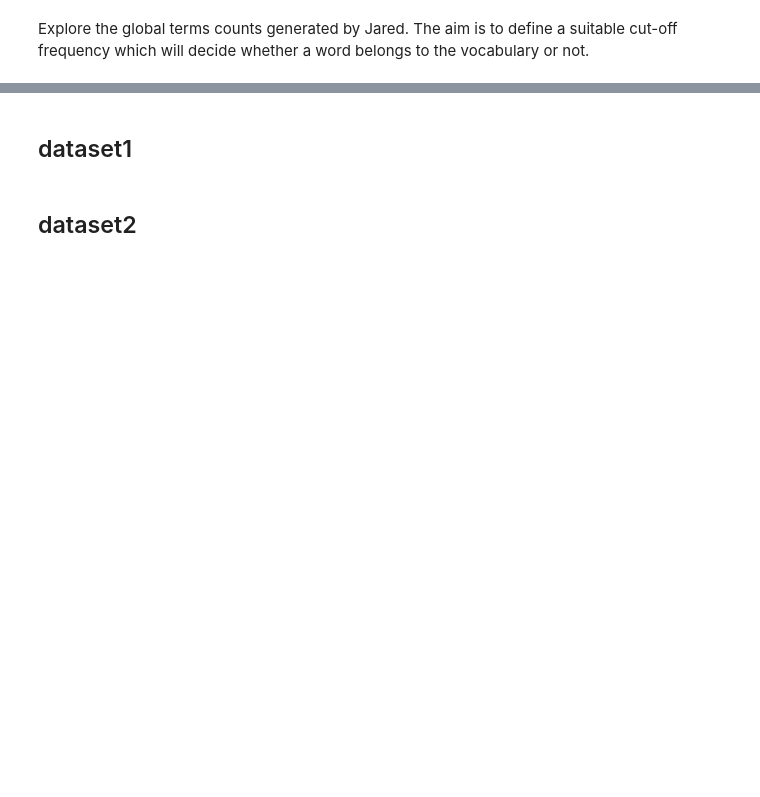
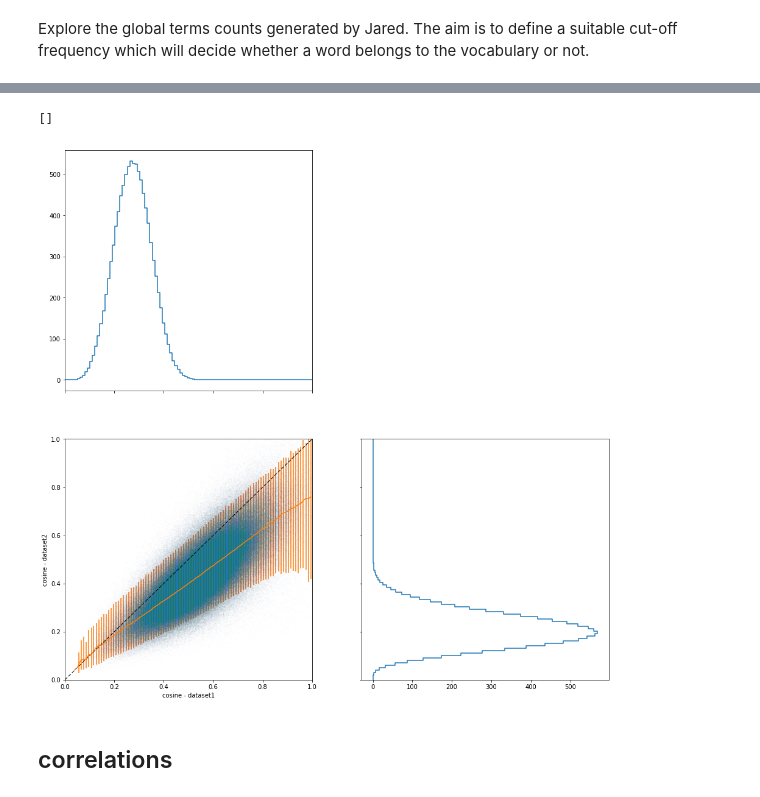
Before and after one commit to jlorince/wos-text-dynamics, a Jupyter notebook: notebooks/doc2vec_robustness_correlations.ipynb, the cells around one changed output, grey strips where cells are left out. Drawn from its saved outputs; the diff is of its cells as text; code cells hidden in the pictures; blank space fills up the shorter version.

```diff
--- a/notebooks/doc2vec_robustness_correlations.ipynb
+++ b/notebooks/doc2vec_robustness_correlations.ipynb
@@ -25,2 +116,33 @@ n_seed = 12
+# %%
+xmin = 0
+xmax = 1
+
+plt.figure(figsize=(16,16))
+ax = plt.subplot(221)
+ax.step(arr_bins,H1,where='post',label='cosine - dataset1')
+ax.set_xlim(xmin,xmax)
+ax.set_xticklabels([])
+
+ax = plt.subplot(223)
+ax.plot(list_dist_x1,list_dist_x2,marker='o',lw=0,ms=1,alpha=1.0/N_pairs*10000)
+ax.plot([xmin,xmax],[xmin,xmax],lw=1,ms=0,color='black',ls='--')#alpha=1.0/N_pairs*10000)
+
+arr_bins = np.linspace(xmin,xmax,100)
+x_med,y_med,y_err = cond_median(list_dist_x1,list_dist_x2,arr_bins,y_perc = [2.5,97.5])
+
+ax.errorbar(x_med,y_med,yerr=y_err)
+
+ax.set_xlabel('cosine - dataset1')
+ax.set_ylabel('cosine - dataset2')
+ax.set_xlim(xmin,xmax)
+ax.set_ylim(xmin,xmax)
+
+ax = plt.subplot(224)
+ax.step(H2,arr_bins,where='post',label='cosine - dataset2')
+ax.set_ylim(xmin,xmax)
+ax.set_yticklabels([])
+# %% [output]
+[]
+[figure, added]
 # %% [markdown]
-## dataset1
+## correlations
@@ -45,2 +148,0 @@ for i in range(N_pairs):
-# %% [markdown]
-## dataset2
```
Also changed, not shown: parts of 28 cells of this notebook.
